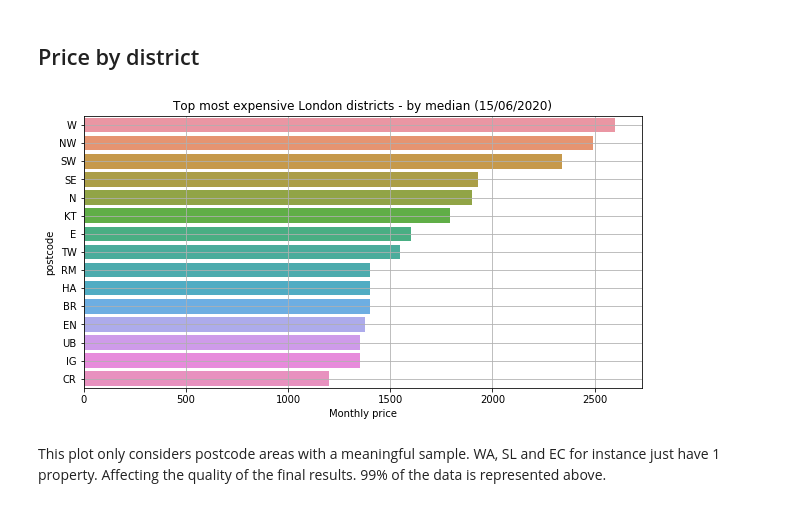
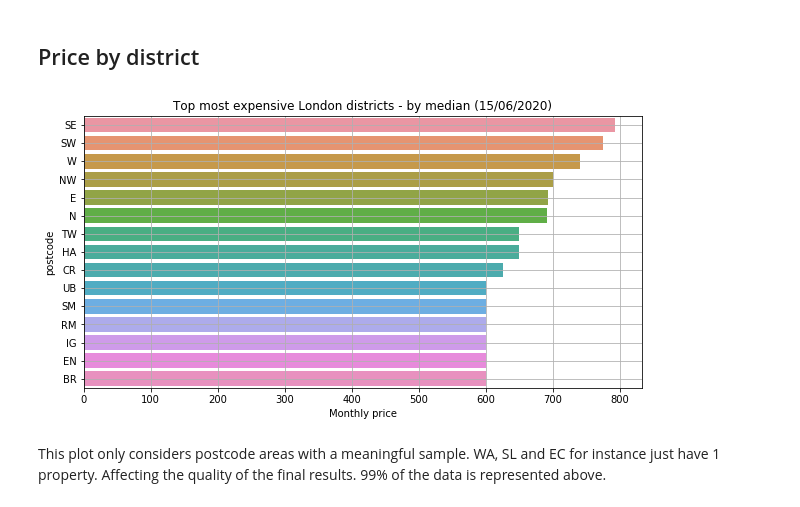
Before and after one commit to marco-cardoso/property_anomaly_detector_frontend, a Jupyter notebook: notebooks/eda.ipynb, the cells around one changed output. Drawn from its saved outputs; the diff is of its cells as text; code cells hidden in the pictures.

```diff
--- a/notebooks/eda.ipynb
+++ b/notebooks/eda.ipynb
@@ -276,23 +276,26 @@ plt.show()
 # %%
 # Consider only the most relevant postcodes
 # 16 equals to 99% of the data
+df = df[df['shared_occupancy'] == 'Y']
+
 cum_sum = df['postcode'].value_counts(normalize=True).cumsum()
 mask = cum_sum < 0.99
+
 
 district_average_price = df[df['postcode'].isin(cum_sum[mask].index)].groupby("postcode")['monthly_rental_price'].apply(np.median)
 
 
 district_average_price = district_average_price.sort_values(ascending=False)
 
 fig = plt.figure(figsize=(10, 5))
 sns.barplot(x=district_average_price.values, y=district_average_price.index)
 plt.title(f"Top most expensive London districts - by median (15/06/2020)")
 
 plt.grid()
 plt.xlabel("Monthly price")
 plt.show()
 # %% [output]
-[figure, old version]
+[figure, new version]
 # %% [markdown]
 This plot only considers postcode areas with a meaningful sample. WA, SL and EC for instance just have 1 property. Affecting the quality of the final results. 99% of the data is represented above.
 # %%
```
Also changed, not shown: parts of 4 cells of this notebook, 5 other files.
